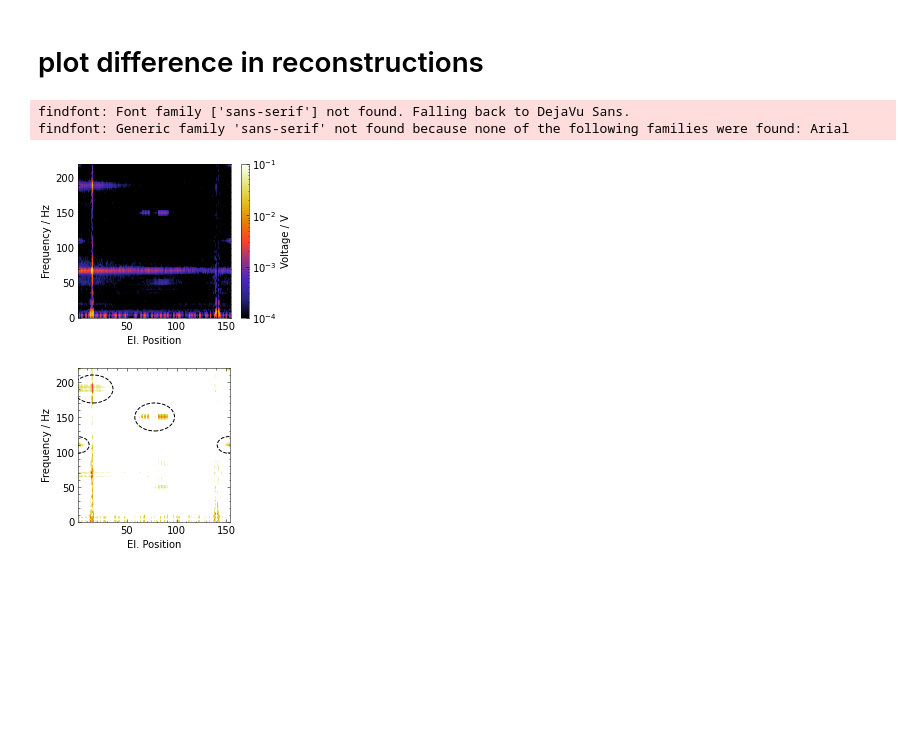
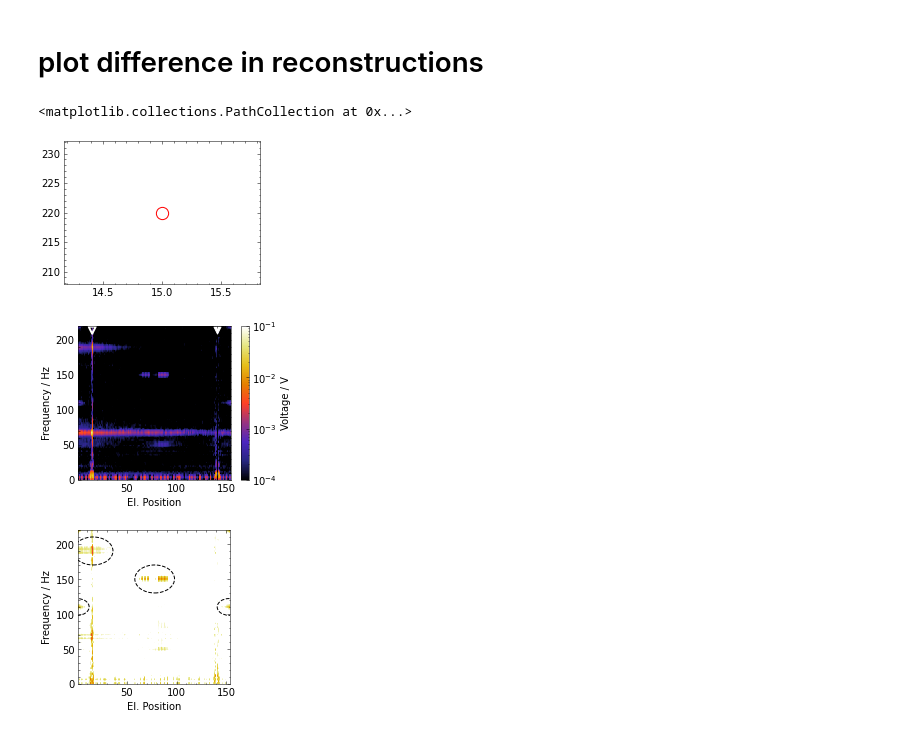
Before and after one commit to cobermai/lhc_anomaly_detection, a Jupyter notebook: notebooks/scientific_plots_IEEE.ipynb, the cells around one changed output. Cells and saved outputs as stored; diff of their text form; code cells hidden in the pictures; blank space fills up the shorter version.

```diff
--- a/notebooks/scientific_plots_IEEE.ipynb
+++ b/notebooks/scientific_plots_IEEE.ipynb
@@ -214,21 +214,27 @@ from matplotlib.colors import ListedColormap
 from matplotlib.patches import Circle, Ellipse
 cmrmap = plt.cm.get_cmap('CMRmap')
 cmrmap_inverted = ListedColormap(cmrmap(np.linspace(1, 0, 256)))
+# %%
+plt.scatter(15, 220, c='white', marker='o', s=150, facecolors='blue', edgecolors='r')
+# %% [output]
+<matplotlib.collections.PathCollection at 0x...>
+[figure, added]
 # %%
 fig, ax = plt.subplots(figsize=(3.5,2.625))
 im = plot_position_frequency_map(ax, np.nan_to_num(da_fft_amp.values), da_fft_amp.frequency, vmin=1e-4, vmax=1e-1, cmap="CMRmap")
-
 
 ax.set_ylabel('Frequency / Hz')
 ax.set_xlabel('El. Position')
 cbar = fig.colorbar(im, ax=ax, fraction=0.2)
 cbar.set_label('Voltage / V')
 plt.ylim((0, 220))
+
+plt.scatter(15, 214,  marker='v', s=50, facecolor='none', edgecolors='white', lw=2)
+plt.scatter(140, 214, c='white', marker='v', s=50)
+
 plt.savefig("paper_plots/u_mag_freq.svg")
 # %% [output]
-findfont: Font family ['sans-serif'] not found. Falling back to DejaVu Sans.
-findfont: Generic family 'sans-serif' not found because none of the following families were found: Arial
-[figure, old version]
+[figure, new version]
 # %%
 temp_path = "../output/nmf_sensitivity_all_events.py/full_sens_V3/hanning_20_mu_frobenius_nndsvda_False/"
 
```
Also changed, not shown: parts of 2 cells of this notebook, 15 other files.
